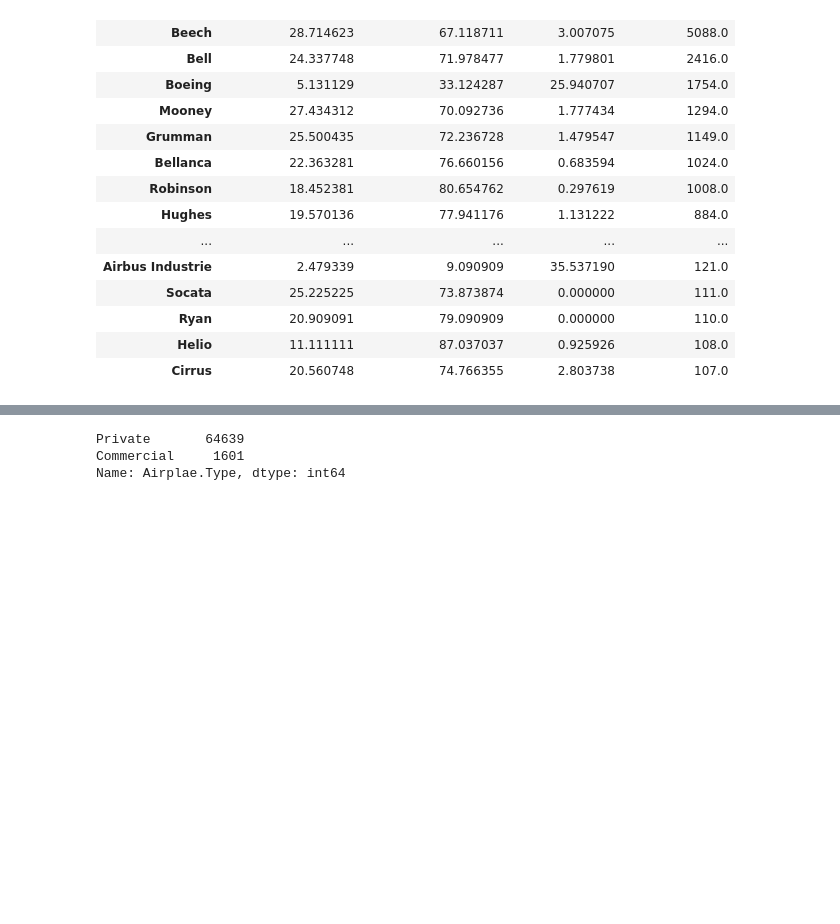
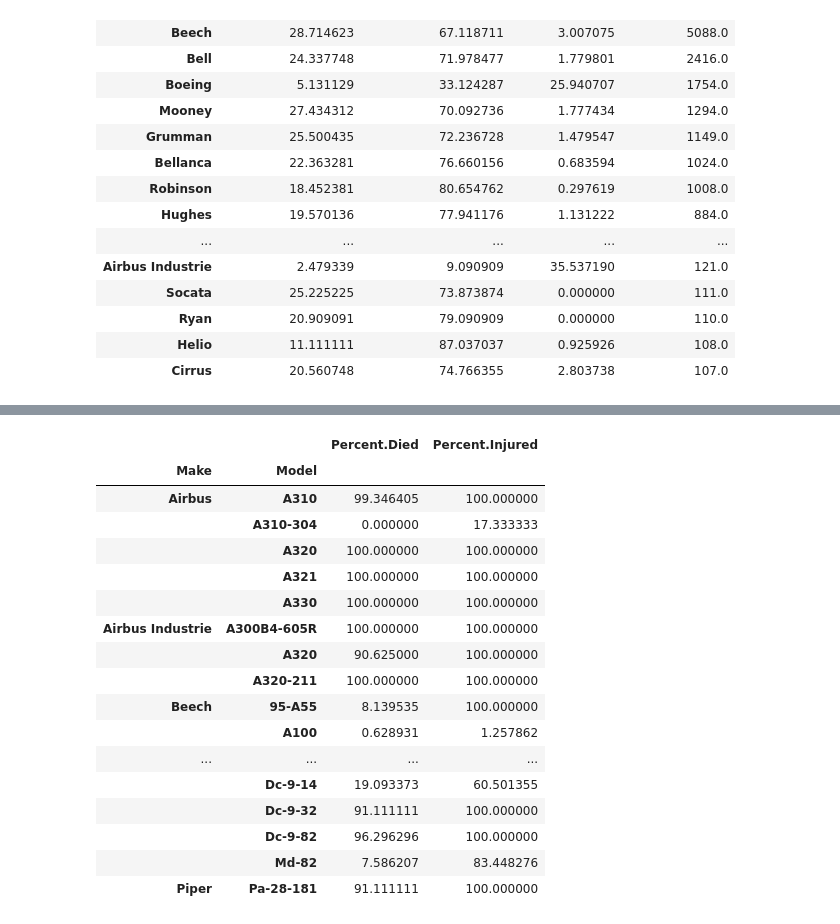
Before and after one commit to torederu/NTSB-Aviation-Analysis, a Jupyter notebook: eduardo/Student - Consolidated.ipynb, the cells around one changed output, grey strips where cells are left out. Drawn from its saved outputs; the diff is of its cells as text; code cells hidden in the pictures; blank space fills up the shorter version.

```diff
--- a/eduardo/Student - Consolidated.ipynb
+++ b/eduardo/Student - Consolidated.ipynb
@@ -154,6 +156,8 @@ Name: Total.Passengers, dtype: int64
 | 2 | 1974-08-30 | Saltville, VA | United States | Destroyed | Cessna | 172M | No | 1.0 | ... |
 | 3 | 1977-06-19 | EUREKA, CA | United States | Destroyed | Rockwell | 112 | No | 1.0 | ... |
 | 4 | 1979-08-02 | Canton, OH | United States | Destroyed | Cessna | 501 | No | NaN | ... |
+# %%
+df['Airplane.Type'] = df['Total.Passengers'].apply(lambda x: 'Private' if x < 50 else 'Commercial')
 # %% [markdown]
 ## Cleaning
 # %%
@@ -371,9 +391,27 @@ Name: Percent.Injured, dtype: float64
 # %%
 df['Airplane.Type'] = df['Total.Passengers'].apply(lambda x: 'Private' if x < 50 else 'Commercial')
-# %%
-df['Airplane.Type'].value_counts()
-# %% [output]
-Private       64639
-Commercial     1601
-Name: Airplae.Type, dtype: int64
+# %%
+#Showing only accidents were the damage left the plane Destroyed, then grouping Creating index of Commercial/Private and then dividing per makes.
+# Finally showing the mean of people that died.
+
+df.loc[(df['Aircraft.damage'] == 'Destroyed') & (df['Airplane.Type'] == 'Commercial')].groupby(['Make','Model'])['Percent.Died','Percent.Injured'].mean()
+# %% [output]
+|  |  | Percent.Died | Percent.Injured |
+| Make | Model |  |  |
+| Airbus | A310 | 99.346405 | 100.000000 |
+|  | A310-304 | 0.000000 | 17.333333 |
+|  | A320 | 100.000000 | 100.000000 |
+|  | A321 | 100.000000 | 100.000000 |
+|  | A330 | 100.000000 | 100.000000 |
+| Airbus Industrie | A300B4-605R | 100.000000 | 100.000000 |
+|  | A320 | 90.625000 | 100.000000 |
+|  | A320-211 | 100.000000 | 100.000000 |
+| Beech | 95-A55 | 8.139535 | 100.000000 |
+|  | A100 | 0.628931 | 1.257862 |
+| ... | ... | ... | ... |
+|  | Dc-9-14 | 19.093373 | 60.501355 |
+|  | Dc-9-32 | 91.111111 | 100.000000 |
+|  | Dc-9-82 | 96.296296 | 100.000000 |
+|  | Md-82 | 7.586207 | 83.448276 |
+| Piper | Pa-28-181 | 91.111111 | 100.000000 |
 # %%
```
Also changed, not shown: parts of 9 cells of this notebook, 2 other files.
